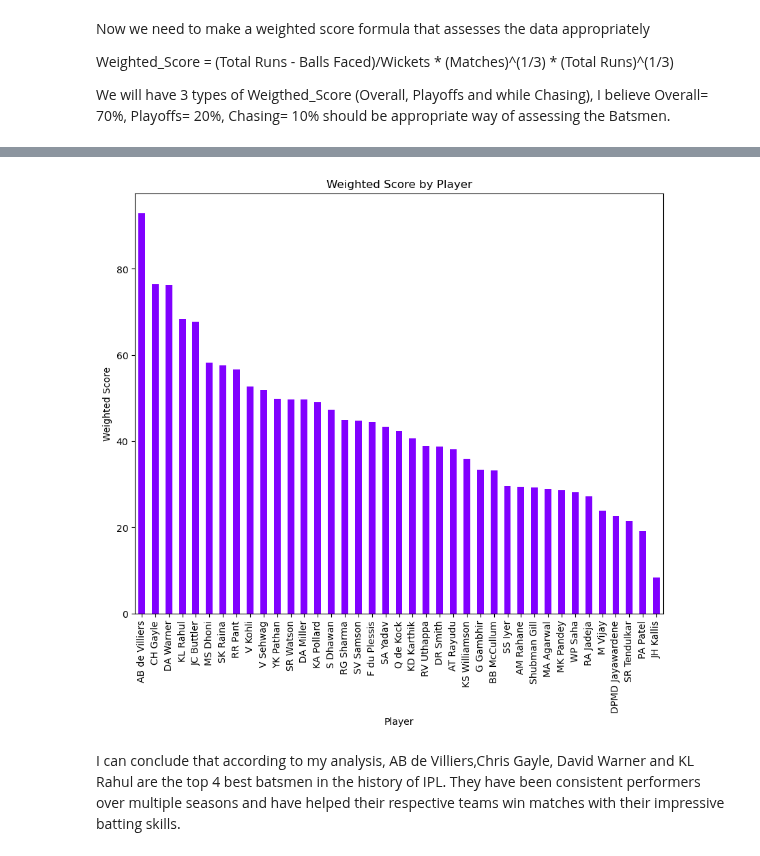
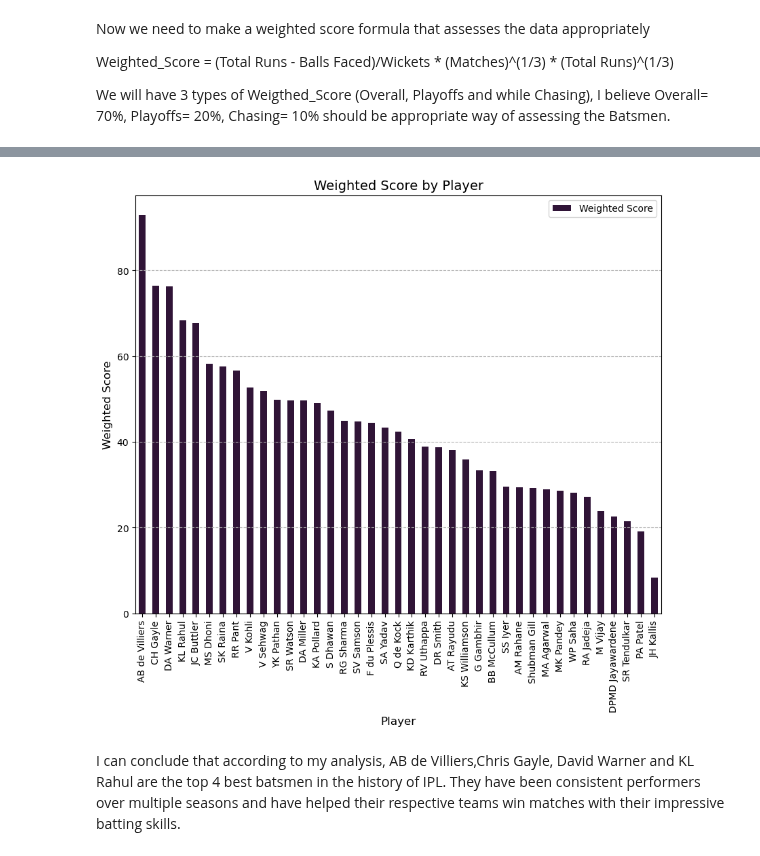
Before and after one commit to ubco-W2022T2-data301/project-group-group60, a Jupyter notebook: analysis/analysis1.ipynb, the cells around one changed output, grey strips where cells are left out. Cells and saved outputs as stored; diff of their text form; code cells hidden in the pictures.

```diff
--- a/analysis/analysis1.ipynb
+++ b/analysis/analysis1.ipynb
@@ -353,15 +357,20 @@ batsman_stats2.head(25)
 | SO Hetmyer | 7 | 118 | 87 | 4 | 135.632184 | 29.500000 | 4.748 |
 | Q de Kock | 4 | 95 | 61 | 4 | 155.737705 | 23.750000 | 4.576 |
 # %%
-merged_df = pd.merge(batsman_stats1,batsman_stats2 ,left_index=True, right_index=True).merge(batsman_stats, left_index=True, right_index=True)
+merged_df = pd.merge(batsman_stats1, batsman_stats2, left_index=True, right_index=True).merge(batsman_stats, left_index=True, right_index=True)
 merged_df = merged_df.sort_values('Weighted Score', ascending=False)
-merged_df = merged_df['Weighted Score']
-ax = merged_df.plot.bar(x='Weighted Score', y='index',figsize=(10,8), colormap='rainbow')
-ax.set_xlabel('Player')
-ax.set_ylabel('Weighted Score')
-ax.set_title('Weighted Score by Player')
+merged_df = merged_df[['Weighted Score']]
+export_path = '../data/processed/Ishaan/merged_df.csv'
+merged_df.to_csv(export_path, index=True)
+ax = merged_df.plot.bar(figsize=(10, 8), colormap='twilight_shifted')
+ax.set_xlabel('Player', fontsize=12)
+ax.set_ylabel('Weighted Score', fontsize=12)
+ax.set_title('Weighted Score by Player', fontsize=14)
+ax.grid(True, axis='y', linestyle='--')
+plt.xticks(rotation=90, fontsize=10)
+plt.yticks(fontsize=10)
 plt.show()
 # %% [output]
-[figure, old version]
+[figure, new version]
 # %% [markdown]
 I can conclude that according to my analysis, AB de Villiers,Chris Gayle, David Warner and KL Rahul are the top 4 best batsmen in the history of IPL. They have been consistent performers over multiple seasons and have helped their respective teams win matches with their impressive batting skills.
```
Also changed, not shown: parts of 5 cells of this notebook, 6 other files.
